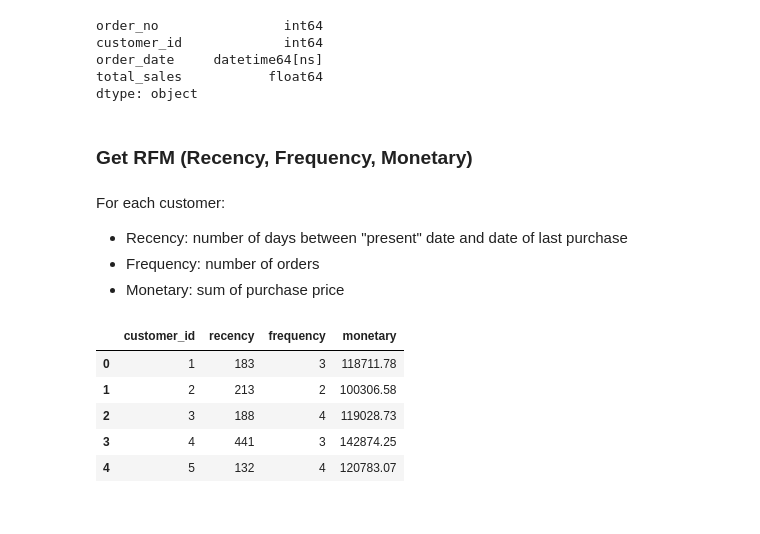
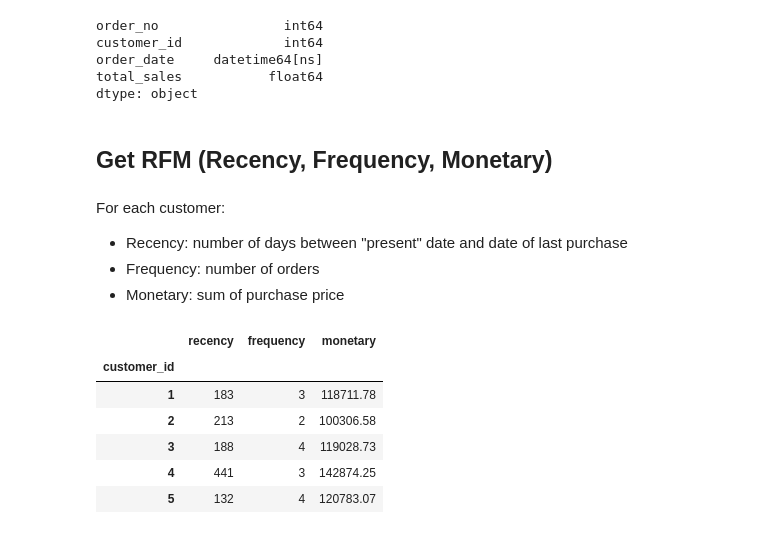
Before and after one commit to brianna-mitri/vehicle-sales-analysis, a Jupyter notebook: analysis/rfm.ipynb, the cells around one changed output. Cells and saved outputs as stored; diff of their text form; code cells hidden in the pictures.

```diff
--- a/analysis/rfm.ipynb
+++ b/analysis/rfm.ipynb
@@ -85,7 +84,7 @@ order_date     datetime64[ns]
 total_sales           float64
 dtype: object
 # %% [markdown]
-### Get RFM (Recency, Frequency, Monetary)
+## Get RFM (Recency, Frequency, Monetary)
 # %% [markdown]
 For each customer:
 - Recency: number of days between "present" date and date of last purchase
@@ -94,22 +93,24 @@ For each customer:
 # %%
 # calculate recency, frequency, monetary for each customer
 recent_date = df.order_date.max()
 rfm_df = df.groupby('customer_id').agg({
     'order_date': lambda date: (recent_date - date.max()).days,
     'order_no': lambda orders: len(orders),
     'total_sales': lambda sale: sale.sum()
 })
 
 # update columns
-rfm_df.columns = ['recency', 'frequency', 'monetary']
-rfm_df = rfm_df.reset_index()
+rfm_cols = ['recency', 'frequency', 'monetary']
+rfm_df.columns = rfm_cols
+#rfm_df = rfm_df.reset_index()
 
 # display
 rfm_df.head()
 # %% [output]
-|  | customer_id | recency | frequency | monetary |
-| 0 | 1 | 183 | 3 | 118711.78 |
-| 1 | 2 | 213 | 2 | 100306.58 |
-| 2 | 3 | 188 | 4 | 119028.73 |
-| 3 | 4 | 441 | 3 | 142874.25 |
-| 4 | 5 | 132 | 4 | 120783.07 |
+|  | recency | frequency | monetary |
+| customer_id |  |  |  |
+| 1 | 183 | 3 | 118711.78 |
+| 2 | 213 | 2 | 100306.58 |
+| 3 | 188 | 4 | 119028.73 |
+| 4 | 441 | 3 | 142874.25 |
+| 5 | 132 | 4 | 120783.07 |
```
Also changed, not shown: parts of 11 cells of this notebook.
